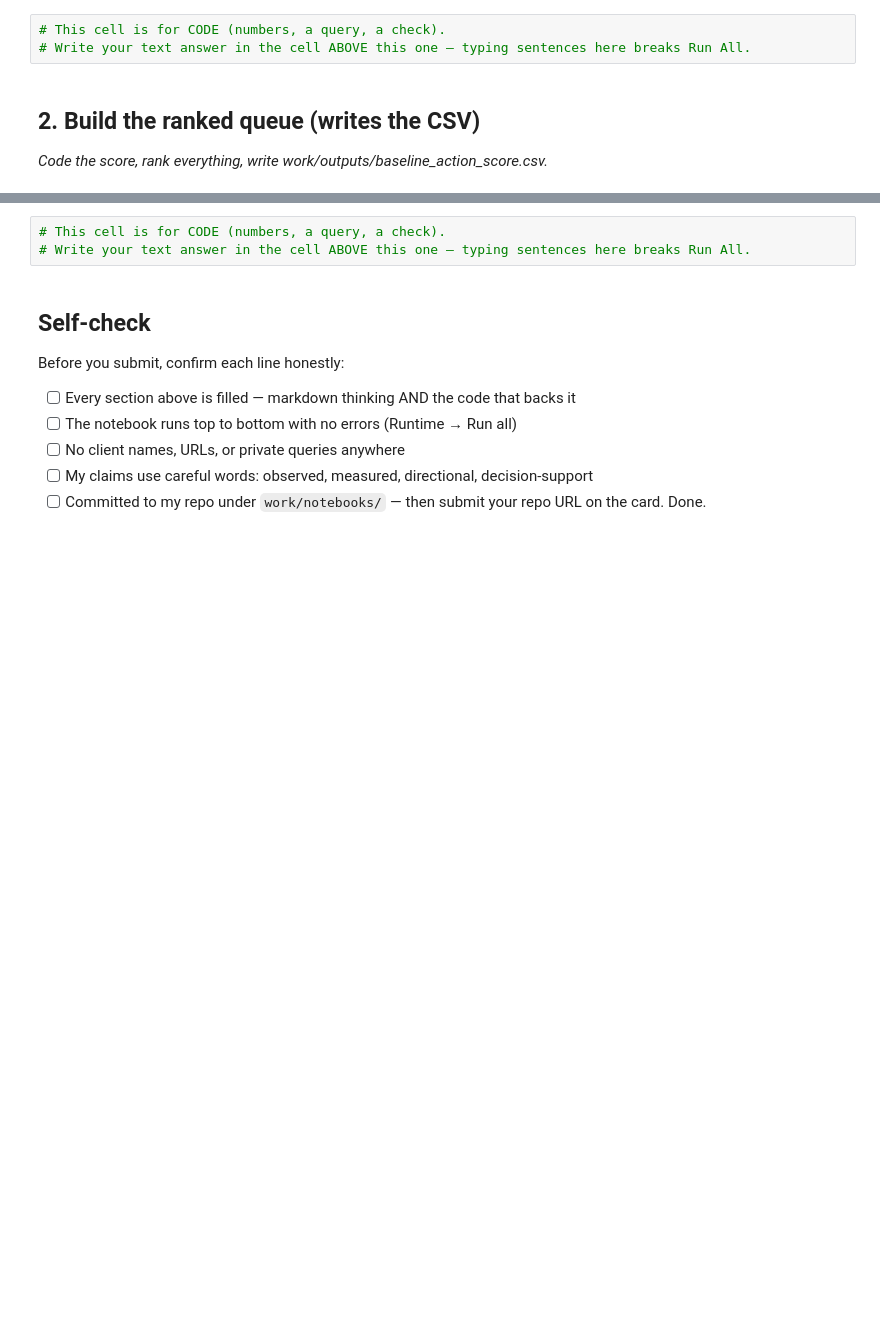
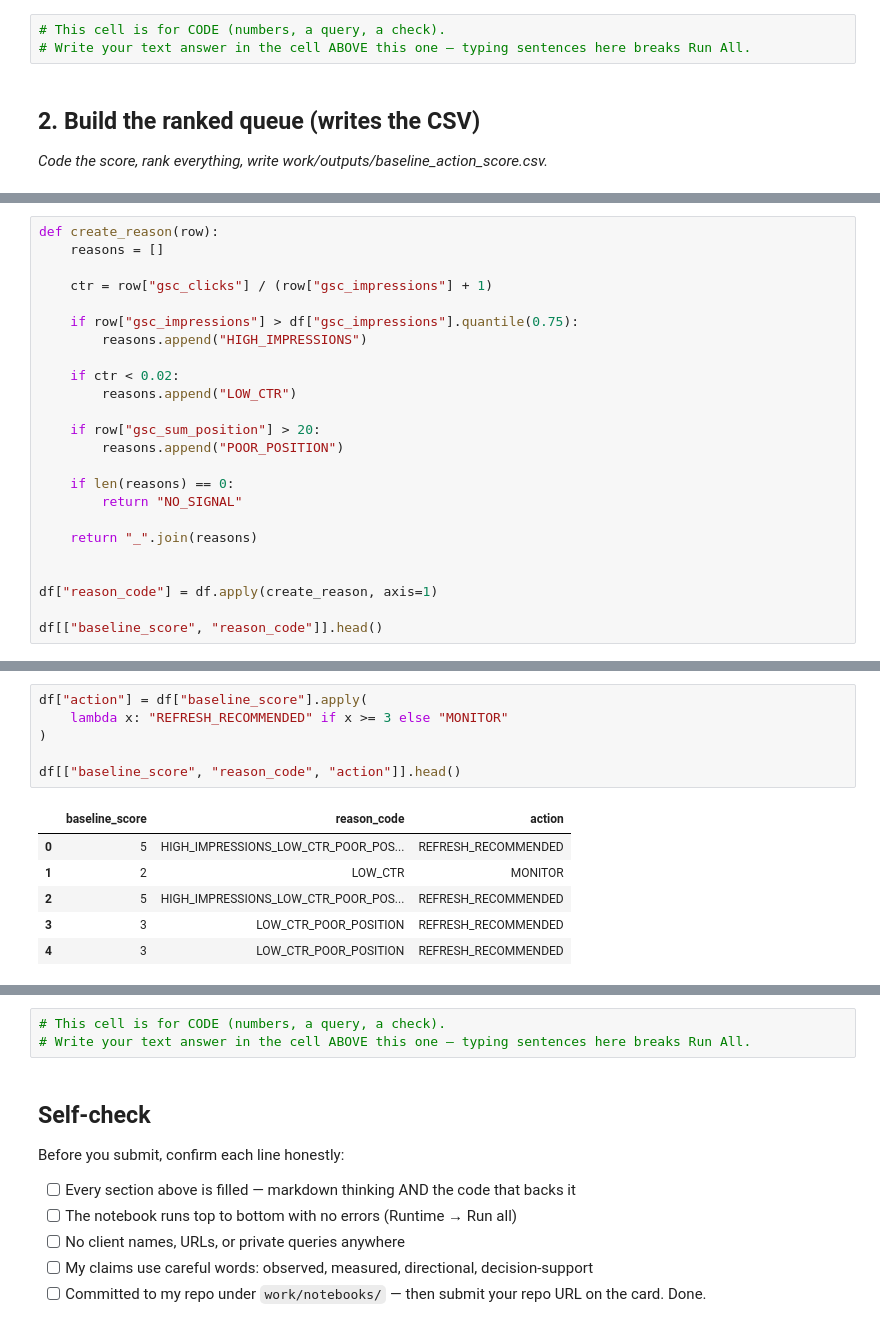
Before and after one commit to GauriKale1328/flyrank-assignment, a Jupyter notebook: work/notebooks/w04_baseline_score.ipynb, the cells around one changed output, grey strips where cells are left out. Saved outputs shown, nothing was run; the diff lists cells and outputs as text; blank space fills up the shorter version.

```diff
--- a/work/notebooks/w04_baseline_score.ipynb
+++ b/work/notebooks/w04_baseline_score.ipynb
@@ -26,0 +146,24 @@ This skeleton is yours to fill. Work the sections **in order** — each one has
+# %%
+def create_reason(row):
+    reasons = []
+
+    ctr = row["gsc_clicks"] / (row["gsc_impressions"] + 1)
+
+    if row["gsc_impressions"] > df["gsc_impressions"].quantile(0.75):
+        reasons.append("HIGH_IMPRESSIONS")
+
+    if ctr < 0.02:
+        reasons.append("LOW_CTR")
+
+    if row["gsc_sum_position"] > 20:
+        reasons.append("POOR_POSITION")
+
+    if len(reasons) == 0:
+        return "NO_SIGNAL"
+
+    return "_".join(reasons)
+
+
+df["reason_code"] = df.apply(create_reason, axis=1)
+
+df[["baseline_score", "reason_code"]].head()
@@ -26,0 +177,13 @@ This skeleton is yours to fill. Work the sections **in order** — each one has
+# %%
+df["action"] = df["baseline_score"].apply(
+    lambda x: "REFRESH_RECOMMENDED" if x >= 3 else "MONITOR"
+)
+
+df[["baseline_score", "reason_code", "action"]].head()
+# %% [output]
+|  | baseline_score | reason_code | action |
+| 0 | 5 | HIGH_IMPRESSIONS_LOW_CTR_POOR_POS... | REFRESH_RECOMMENDED |
+| 1 | 2 | LOW_CTR | MONITOR |
+| 2 | 5 | HIGH_IMPRESSIONS_LOW_CTR_POOR_POS... | REFRESH_RECOMMENDED |
+| 3 | 3 | LOW_CTR_POOR_POSITION | REFRESH_RECOMMENDED |
+| 4 | 3 | LOW_CTR_POOR_POSITION | REFRESH_RECOMMENDED |
```
Also changed, not shown: parts of 19 cells of this notebook.
